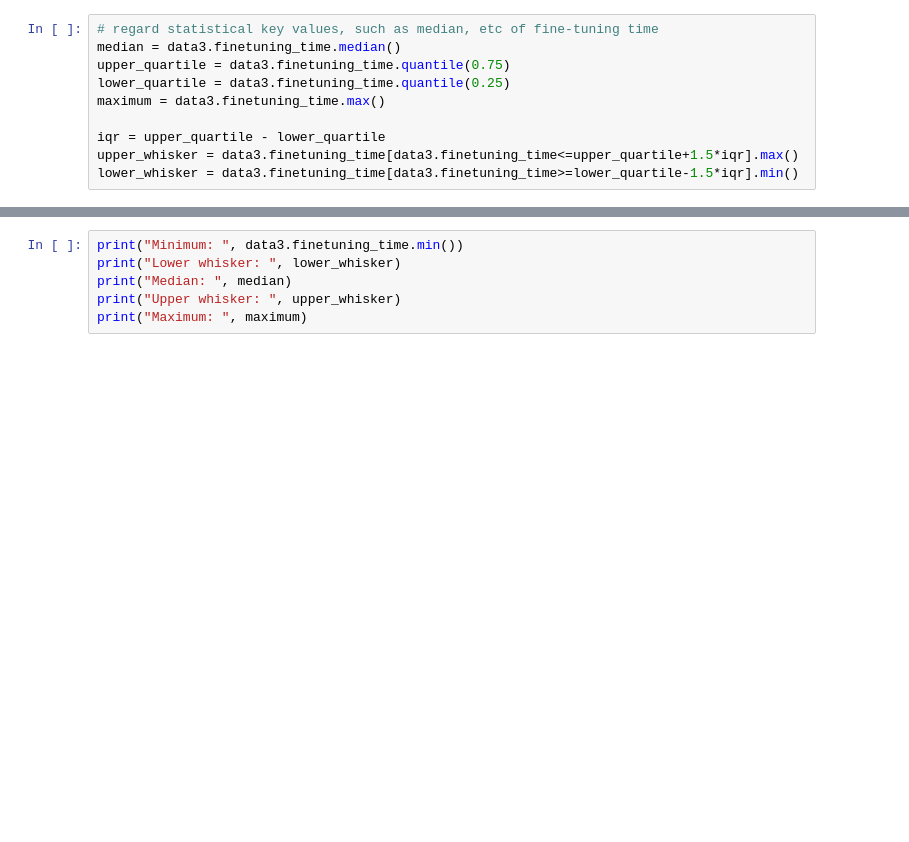
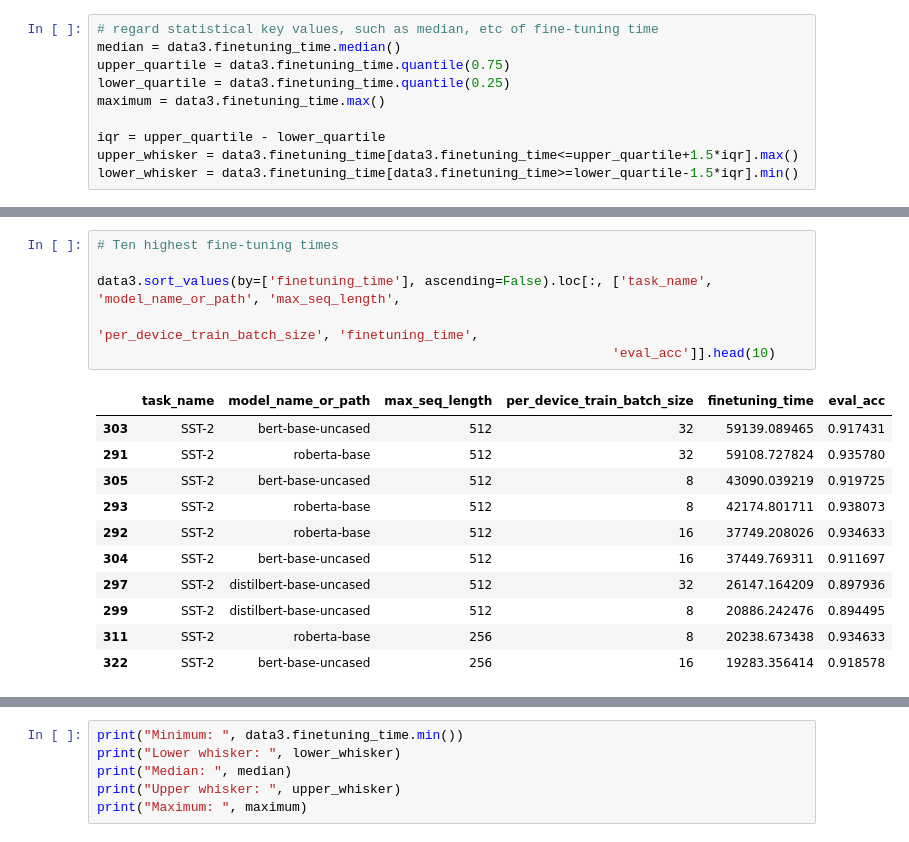
Before and after one commit to annakorotkova/Exploration-of-fine-tuning-and-inferencetime-of-large-pre-trained-languagemodels-in-NLP, a Jupyter notebook: Analysis finetuning time.ipynb, the cells around one changed output, grey strips where cells are left out. Saved outputs shown, nothing was run; the diff lists cells and outputs as text; blank space fills up the shorter version.

```diff
--- a/Analysis finetuning time.ipynb
+++ b/Analysis finetuning time.ipynb
@@ -264,0 +275,18 @@ data3.sort_values(by=['finetuning_time'], ascending=False).loc[(data3.finetuning
+# %%
+# Ten highest fine-tuning times
+
+data3.sort_values(by=['finetuning_time'], ascending=False).loc[:, ['task_name', 'model_name_or_path', 'max_seq_length',
+                                                                  'per_device_train_batch_size', 'finetuning_time',
+                                                                  'eval_acc']].head(10)
+# %% [output]
+|  | task_name | model_name_or_path | max_seq_length | per_device_train_batch_size | finetuning_time | eval_acc |
+| 303 | SST-2 | bert-base-uncased | 512 | 32 | 59139.089465 | 0.917431 |
+| 291 | SST-2 | roberta-base | 512 | 32 | 59108.727824 | 0.935780 |
+| 305 | SST-2 | bert-base-uncased | 512 | 8 | 43090.039219 | 0.919725 |
+| 293 | SST-2 | roberta-base | 512 | 8 | 42174.801711 | 0.938073 |
+| 292 | SST-2 | roberta-base | 512 | 16 | 37749.208026 | 0.934633 |
+| 304 | SST-2 | bert-base-uncased | 512 | 16 | 37449.769311 | 0.911697 |
+| 297 | SST-2 | distilbert-base-uncased | 512 | 32 | 26147.164209 | 0.897936 |
+| 299 | SST-2 | distilbert-base-uncased | 512 | 8 | 20886.242476 | 0.894495 |
+| 311 | SST-2 | roberta-base | 256 | 8 | 20238.673438 | 0.934633 |
+| 322 | SST-2 | bert-base-uncased | 256 | 16 | 19283.356414 | 0.918578 |
```
Also changed, not shown: parts of 5 cells of this notebook, 1 other file.
